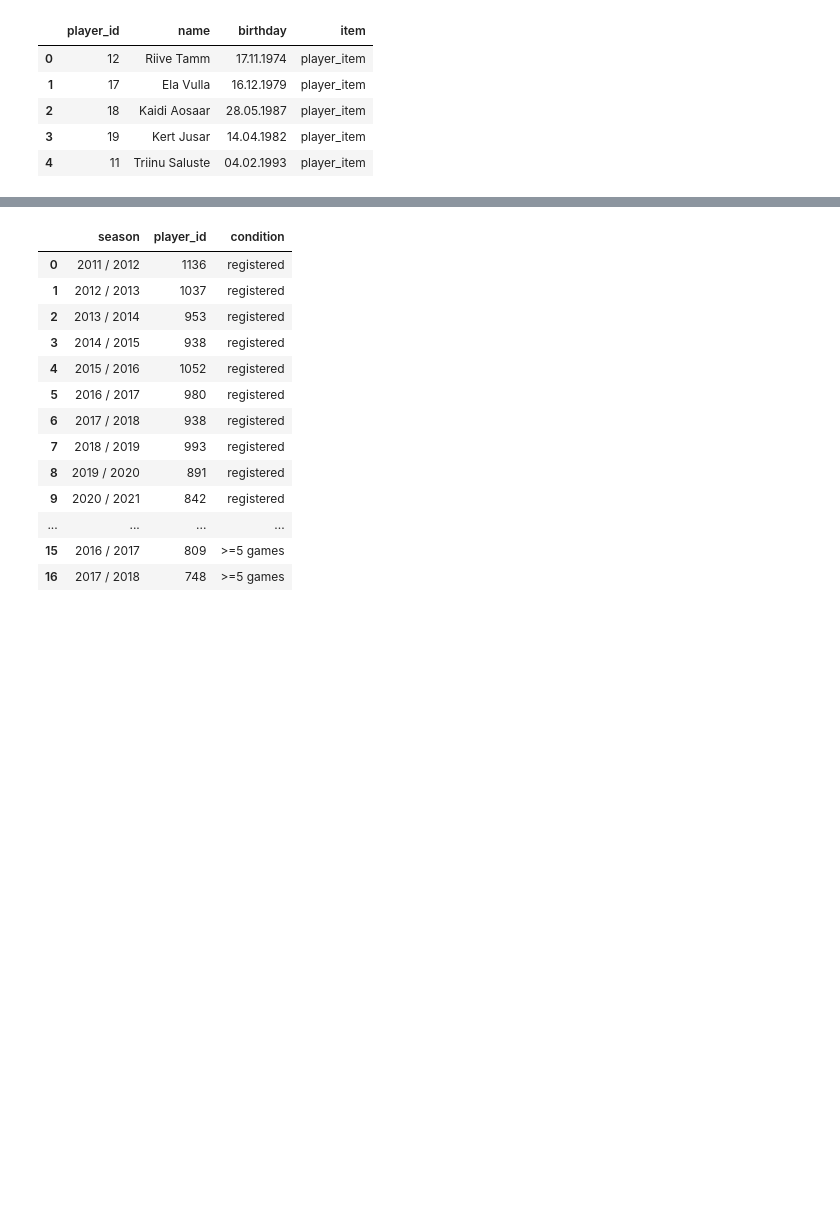
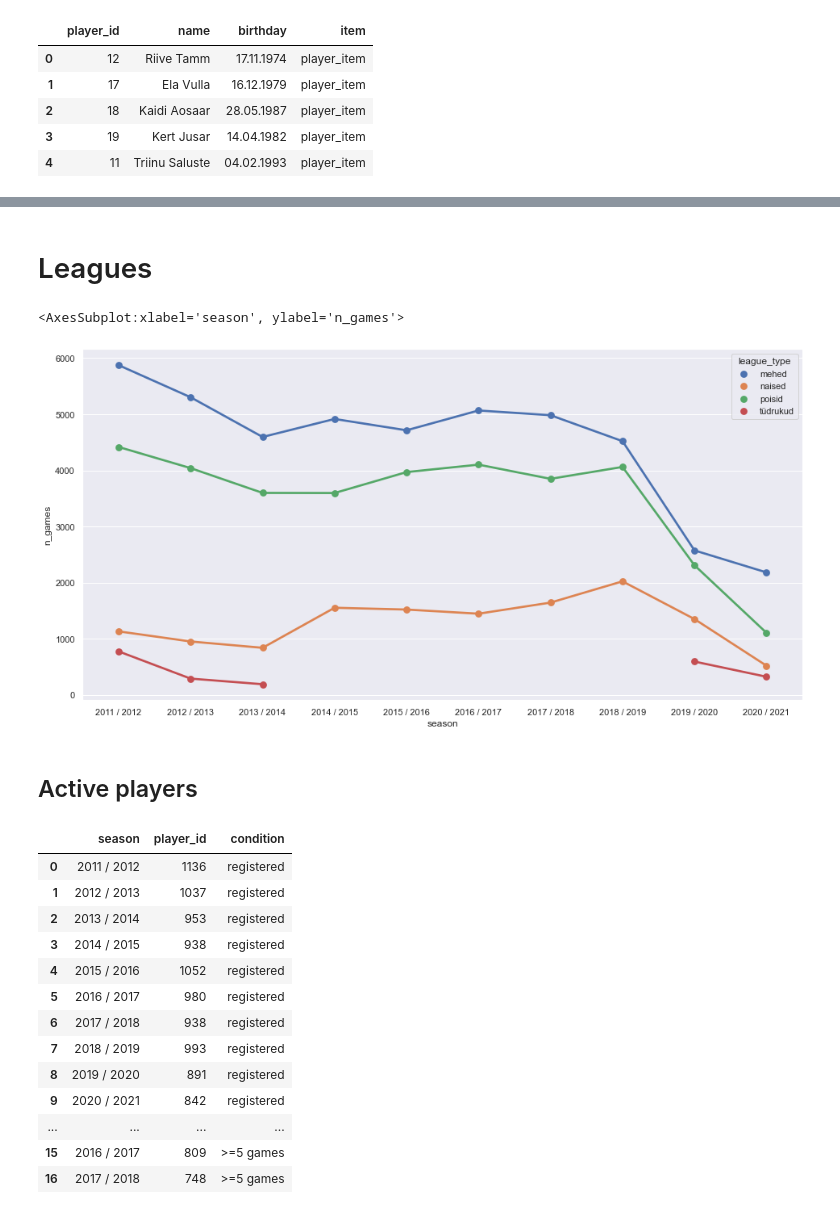
Before and after one commit to taivop/saalihoki, a Jupyter notebook: notebooks/player_analysis.ipynb, the cells around one changed output, grey strips where cells are left out. Cells and saved outputs as stored; diff of their text form; code cells hidden in the pictures; blank space fills up the shorter version.

```diff
--- a/notebooks/player_analysis.ipynb
+++ b/notebooks/player_analysis.ipynb
@@ -44,3 +80,15 @@ ax.set(ylabel='# of player-games', ylim=(0, None))
+# %% [markdown]
+# Leagues
+# %%
+pg_by_league_type = df_history.groupby(["season", "league_type"]).sum()[["n_games"]].reset_index()
+pg_by_league_type
+
+sns.pointplot(data=pg_by_league_type, x="season", y="n_games", hue="league_type")
+# %% [output]
+<AxesSubplot:xlabel='season', ylabel='n_games'>
+[figure, added]
+# %% [markdown]
+## Active players
 # %%
 games_by_season = df_history.groupby(["player_id", "season"]).sum()[["n_games"]].reset_index()
 # %%
```
Also changed, not shown: parts of 10 cells of this notebook.
